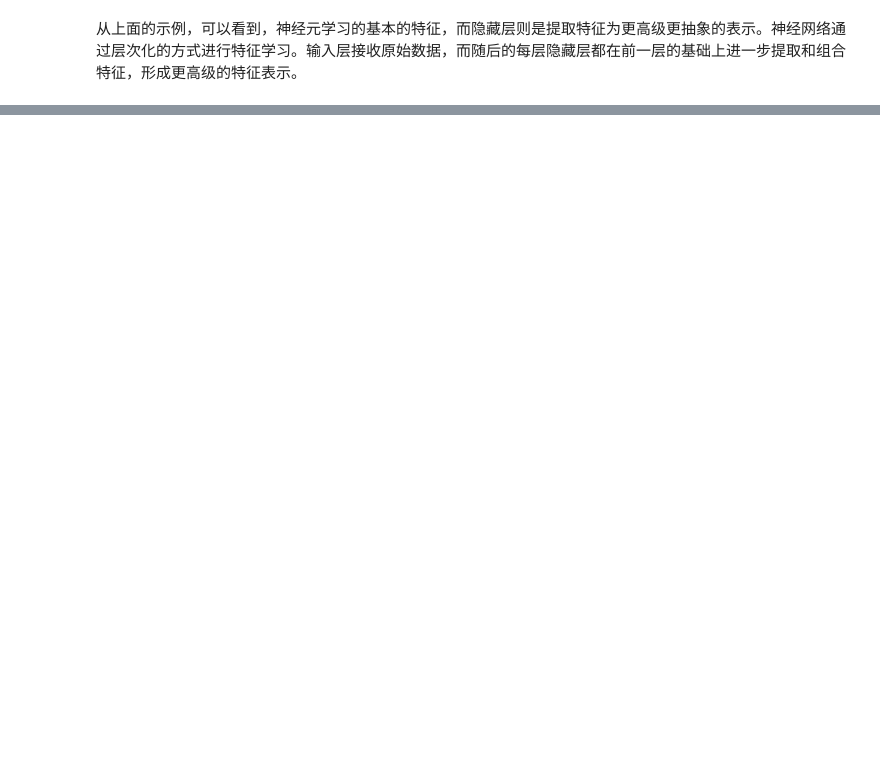
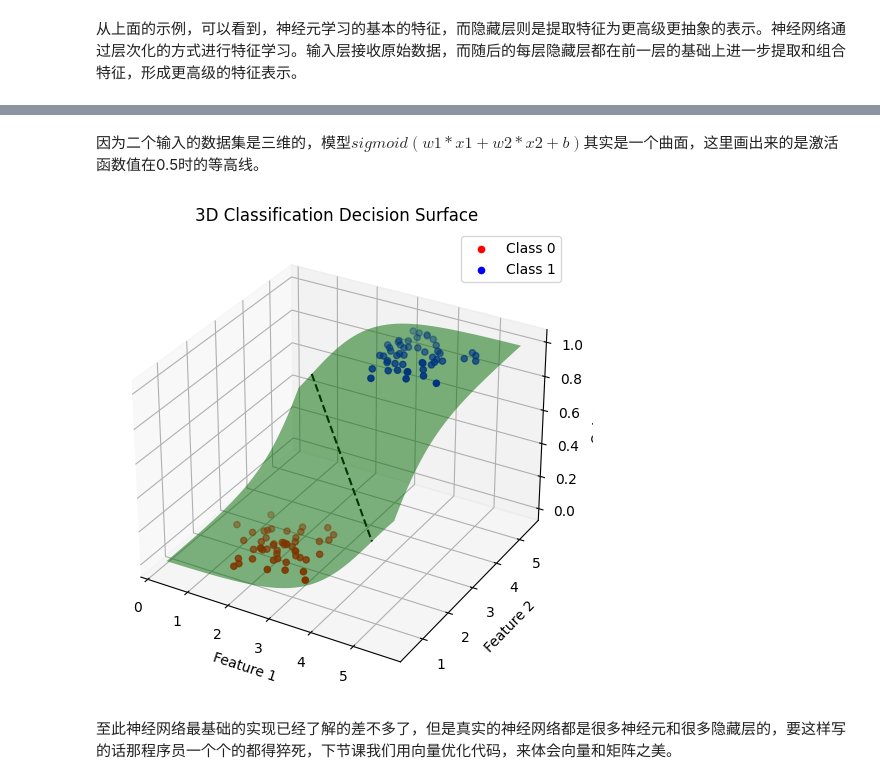
Before and after one commit to oiuv/Machine-Learning-Beginner, a Jupyter notebook: ML04.ipynb, the cells around one changed output, grey strips where cells are left out. Saved outputs shown, nothing was run; the diff lists cells and outputs as text; code cells hidden in the pictures; blank space fills up the shorter version.

```diff
--- a/ML04.ipynb
+++ b/ML04.ipynb
@@ -952,0 +1084,36 @@ plt.show()
+# %% [markdown]
+因为二个输入的数据集是三维的，模型$sigmoid(w1 * x1 + w2 * x2 + b)$其实是一个曲面，这里画出来的是激活函数值在0.5时的等高线。
+# %%
+# 创建3D图
+fig = plt.figure(figsize=(10, 6))
+ax = fig.add_subplot(111, projection='3d')
+
+# 绘制训练数据点
+ax.scatter(X[Y == 0][:, 0], X[Y == 0][:, 1], Y[Y == 0], color='r', label='Class 0')
+ax.scatter(X[Y == 1][:, 0], X[Y == 1][:, 1], Y[Y == 1], color='b', label='Class 1')
+
+# 创建网格
+x1_min, x1_max = X[:, 0].min() - 0.5, X[:, 0].max() + 0.5
+x2_min, x2_max = X[:, 1].min() - 0.5, X[:, 1].max() + 0.5
+xx1, xx2 = np.meshgrid(np.linspace(x1_min, x1_max, 100), np.linspace(x2_min, x2_max, 100))
+
+# 计算网格上的输出
+Z = np.array([forward_propagation(x1, x2) for x1, x2 in zip(xx1.ravel(), xx2.ravel())])
+Z = Z.reshape(xx1.shape)
+
+# 绘制决策面
+ax.plot_surface(xx1, xx2, Z, color='g', alpha=0.5, rstride=100, cstride=100)
+ax.contour(xx1, xx2, Z, levels=[0.5], colors='black', linestyles='dashed', offset=0.5)
+
+# 设置标签
+ax.set_xlabel('Feature 1')
+ax.set_ylabel('Feature 2')
+ax.set_zlabel('Output')
+ax.set_title('3D Classification Decision Surface')
+
+plt.legend()
+plt.show()
+# %% [output]
+[figure, added]
+# %% [markdown]
+至此神经网络最基础的实现已经了解的差不多了，但是真实的神经网络都是很多神经元和很多隐藏层的，要这样写的话那程序员一个个的都得猝死，下节课我们用向量优化代码，来体会向量和矩阵之美。
```
Also changed, not shown: parts of 6 cells of this notebook, 1 other file.
